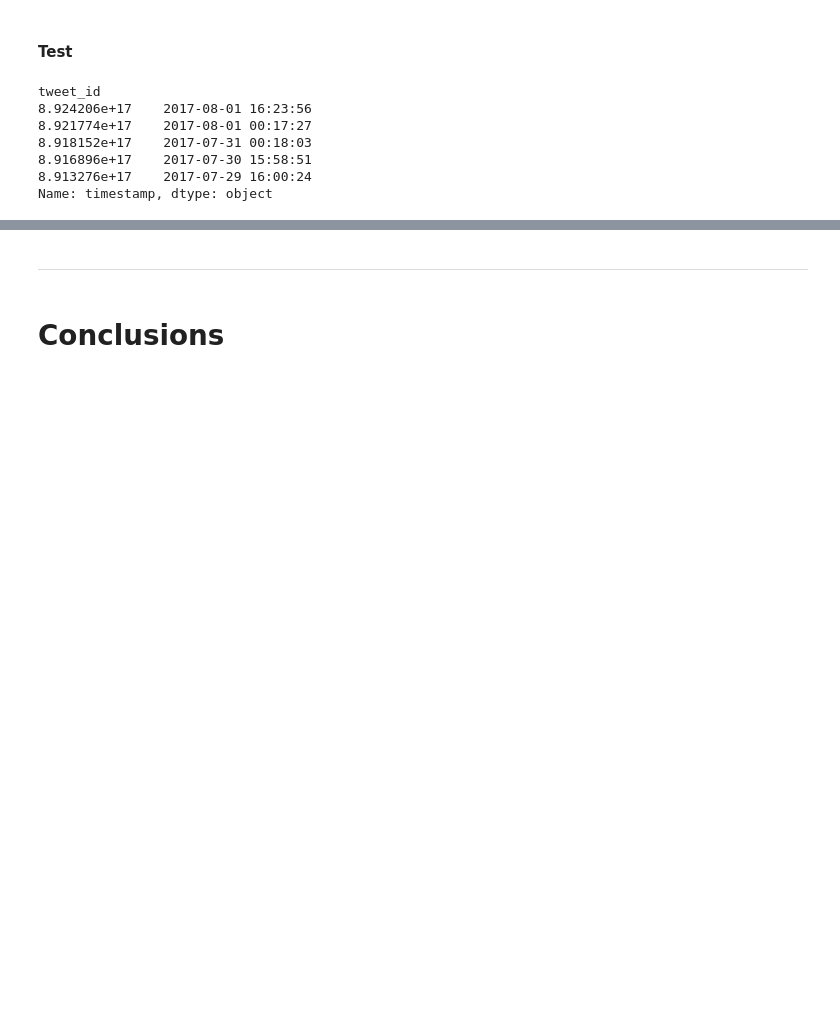
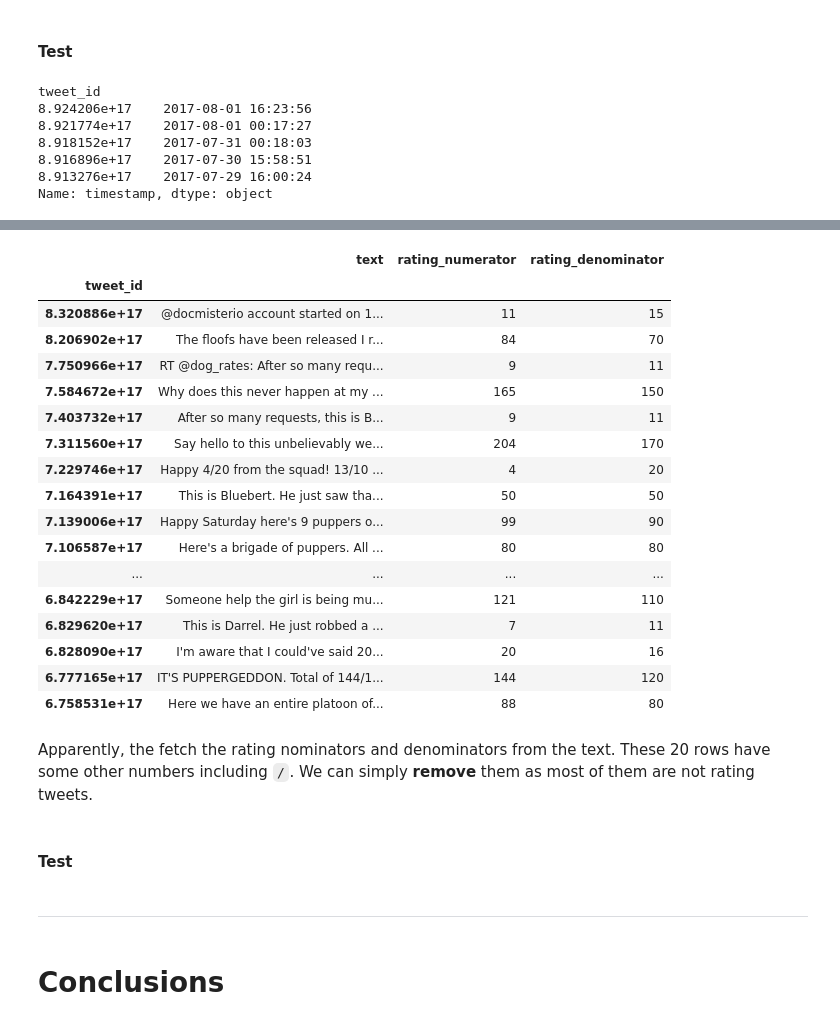
Before and after one commit to hamidkhbl/Twitter_account_data_analysis, a Jupyter notebook: wrangle_act.ipynb, the cells around one changed output, grey strips where cells are left out. Cells and saved outputs as stored; diff of their text form; code cells hidden in the pictures; blank space fills up the shorter version.

Commit message:
Remove rating_denominator greater than 10

```diff
--- a/wrangle_act.ipynb
+++ b/wrangle_act.ipynb
@@ -648,7 +645,7 @@ Name: source, dtype: int64
 
 #### Code
 # %%
-df_csv_clean.timestamp = df_csv_clean.timestamp.apply(lambda x: x[:len(x)-6])
+df_csv_clean.timestamp = df_csv_clean.timestamp.apply(lambda x: x[:len(x)-5] if(x[len(x)-6:]== ' +0000') else x)
 # %% [markdown]
 #### Test
 # %%
@@ -663,0 +666,2 @@ Name: timestamp, dtype: object
+# %%
+df_csv_clean.retweeted_status_timestamp = df_csv_clean[df_csv_clean.retweeted_status_timestamp.notna()].retweeted_status_timestamp.apply(lambda x: x[:len(x)-5] if(x[len(x)-6:]== ' +0000') else x)
@@ -664,3 +684,29 @@ Name: timestamp, dtype: object
+# %%
+pd.set_option('display.max_colwidth', 0)
+df_csv_clean.query('rating_denominator > 10')[['text','rating_numerator','rating_denominator']]
+# %% [output]
+|  | text | rating_numerator | rating_denominator |
+| tweet_id |  |  |  |
+| 8.320886e+17 | @docmisterio account started on 1... | 11 | 15 |
+| 8.206902e+17 | The floofs have been released I r... | 84 | 70 |
+| 7.750966e+17 | RT @dog_rates: After so many requ... | 9 | 11 |
+| 7.584672e+17 | Why does this never happen at my ... | 165 | 150 |
+| 7.403732e+17 | After so many requests, this is B... | 9 | 11 |
+| 7.311560e+17 | Say hello to this unbelievably we... | 204 | 170 |
+| 7.229746e+17 | Happy 4/20 from the squad! 13/10 ... | 4 | 20 |
+| 7.164391e+17 | This is Bluebert. He just saw tha... | 50 | 50 |
+| 7.139006e+17 | Happy Saturday here's 9 puppers o... | 99 | 90 |
+| 7.106587e+17 | Here's a brigade of puppers. All ... | 80 | 80 |
+| ... | ... | ... | ... |
+| 6.842229e+17 | Someone help the girl is being mu... | 121 | 110 |
+| 6.829620e+17 | This is Darrel. He just robbed a ... | 7 | 11 |
+| 6.828090e+17 | I'm aware that I could've said 20... | 20 | 16 |
+| 6.777165e+17 | IT'S PUPPERGEDDON. Total of 144/1... | 144 | 120 |
+| 6.758531e+17 | Here we have an entire platoon of... | 88 | 80 |
+# %% [markdown]
+Apparently, the fetch the rating nominators and denominators from the text. These 20 rows have some other numbers including `/`. We can simply **remove** them as most of them are not rating tweets.
+# %% [markdown]
+#### Test
 # %% [markdown]
 -------------------------------------------------------
 # %% [markdown]
```
Also changed, not shown: parts of 9 cells of this notebook.
